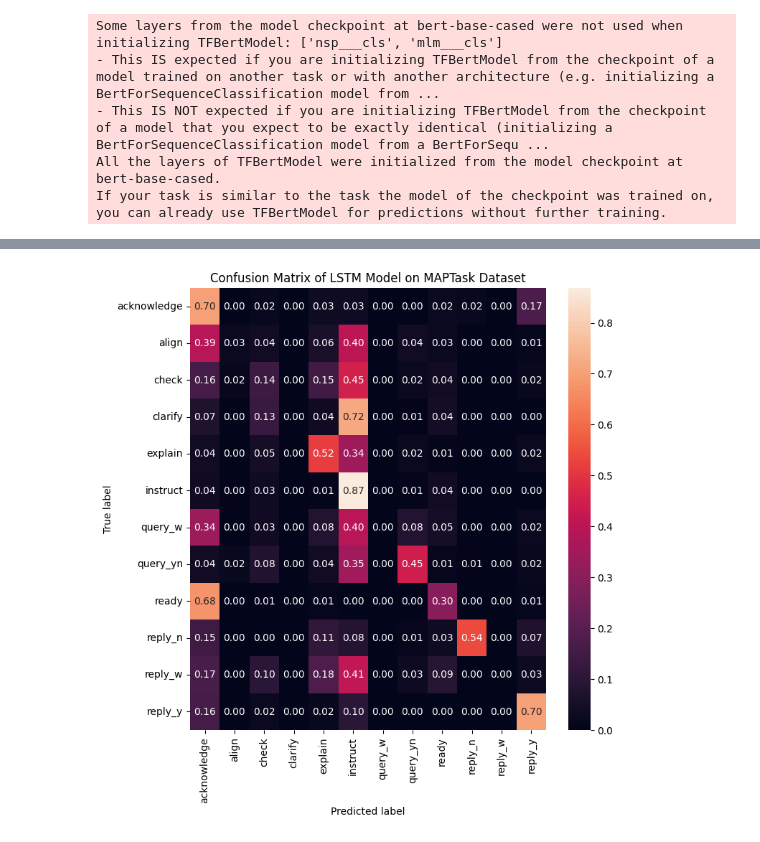
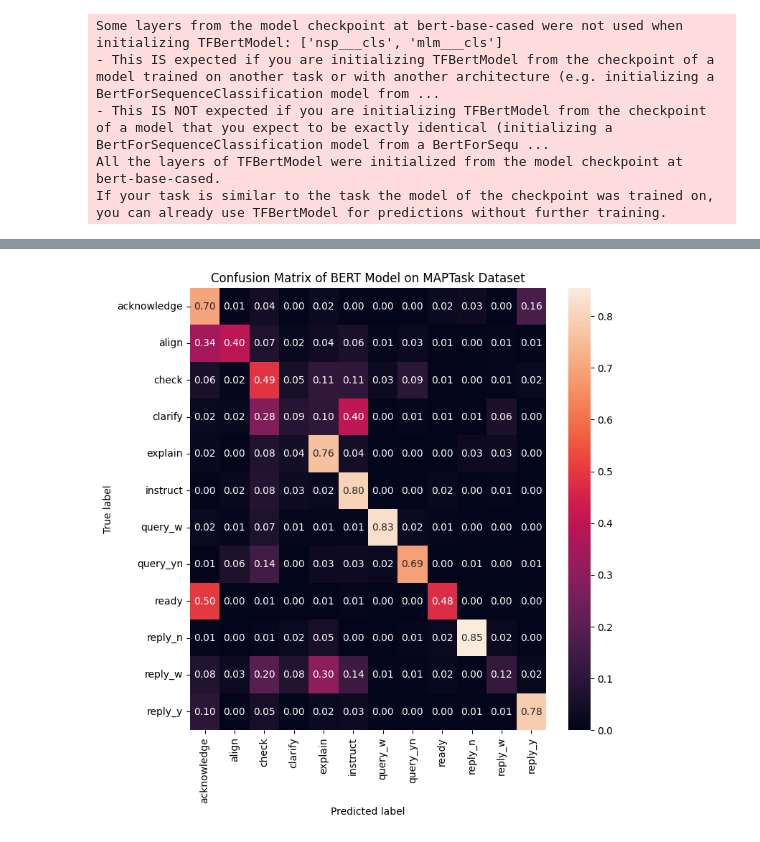
Before and after one commit to AlexandreSajus/Intent-Classification, a Jupyter notebook: BERT.ipynb, the cells around one changed output, grey strips where cells are left out. Saved outputs shown, nothing was run; the diff lists cells and outputs as text; code cells hidden in the pictures.

Commit message:
:tada: Retrains BERT with unfrozen embeddings

```diff
--- a/BERT.ipynb
+++ b/BERT.ipynb
@@ -94,7 +95,7 @@ out = tf.keras.layers.Dropout(0.2)(out)
 y = Dense(12, activation='softmax')(out)
 
 model = tf.keras.Model(inputs=[input_ids, input_mask], outputs=y)
-model.layers[2].trainable = False
+model.layers[2].trainable = True
 
 optimizer = Adam(
     learning_rate=5e-05, # HF recommendation
@@ -137,12 +138,12 @@ wandb.init(project="maptask")
 # Callbacks
 save_model = tf.keras.callbacks.ModelCheckpoint(filepath=wandb.run.dir + '/model.h5', save_best_only=True, monitor='val_loss', mode='min')
 
-batch_size = 256
+batch_size = 16
 
 history = model.fit(
     train_dataset.shuffle(22000).batch(batch_size),
     validation_data=val_dataset.batch(batch_size),
-    epochs=20,
+    epochs=10,
     batch_size=batch_size,
     callbacks=[save_model, wandb.keras.WandbCallback()]
 )
@@ -168,3 +165,6 @@ Epoch 2/20
+# %%
+# Load the best model
+model.load_weights(wandb.run.dir + '/model.h5')
 # %%
 # Evaluate
 model.evaluate(test_dataset.batch(batch_size))
@@ -185,7 +185,7 @@ cm = confusion_matrix(y_test_plot, y_pred)
 cm = cm.astype('float') / cm.sum(axis=1)[:, np.newaxis]
 
 plt.figure(figsize=(8, 8))
-plt.title('Confusion Matrix of LSTM Model on MAPTask Dataset')
+plt.title('Confusion Matrix of BERT Model on MAPTask Dataset')
 sns.heatmap(cm, annot=True, fmt='.2f', xticklabels=dataset["train"].features["Label"].names, yticklabels=dataset["train"].features["Label"].names)
 plt.ylabel('True label')
 plt.xlabel('Predicted label')
@@ -194 +195 @@ plt.show()
-[figure, old version]
+[figure, new version]
```
Also changed, not shown: parts of 5 cells of this notebook, 3 other files.
